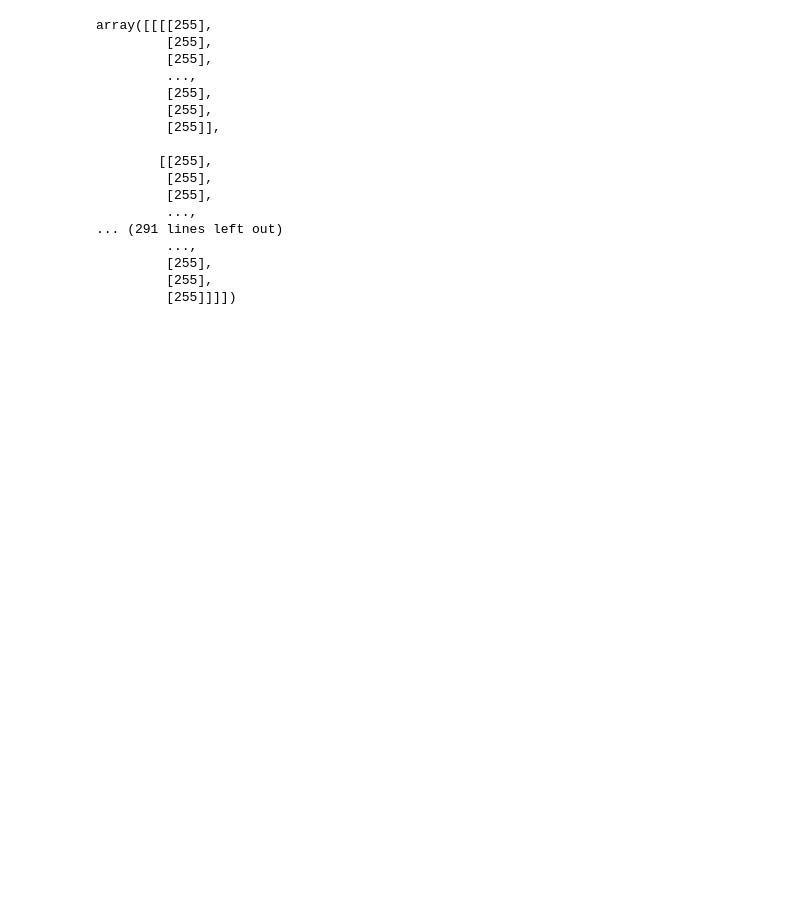
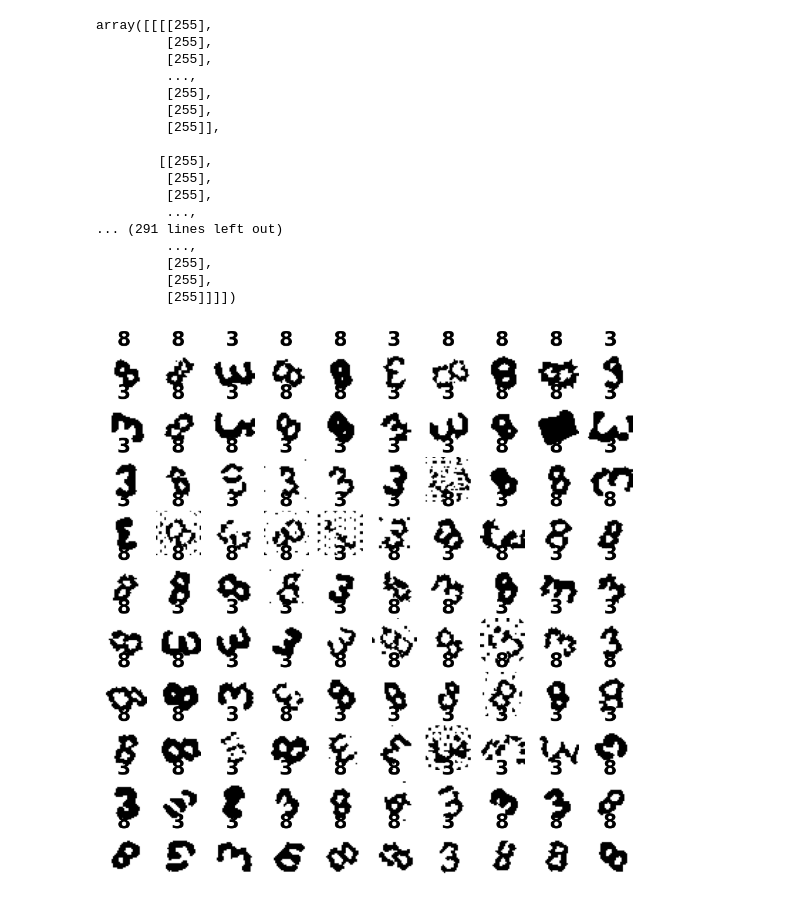
Before and after one commit to fpetrov/Summer-Data-Science-School, a Jupyter notebook: neural_network_approach.ipynb, the cells around one changed output. Saved outputs shown, nothing was run; the diff lists cells and outputs as text; code cells hidden in the pictures; blank space fills up the shorter version.

```diff
--- a/neural_network_approach.ipynb
+++ b/neural_network_approach.ipynb
@@ -361,7 +380,7 @@ for i in range(X_final.shape[0]):
 
 # X_final = X_final.astype('float')
 # X_final /= 255.0
-X_final = X_final.reshape(X_final.shape[0], 32, 32, 1)
+X_final = X_final.reshape(X_final.shape[0], width, width, 1)
 
 X_final.shape
 # %% [output]
@@ -373,10 +392,18 @@ from sklearn.metrics import accuracy_score
 best_model = load_model('best_model.keras')
 
 # Предсказываем вероятности принадлежности к классу
-y_pred_final = best_model.predict(X_test)
+y_pred_final = best_model.predict(X_final)
 
 # Конвертируем вероятности в классы
 y_pred_final = np.where(y_pred_final >= 0.5, 1, 0).flatten()
+y_pred_final = np.where(y_pred_final == 1, '3', '8')
 
-print(y_pred_final)
+final_df = pd.DataFrame({
+    'id': range(5000, 5000 + X_final.shape[0]),
+    'y': y_pred_final,
+})
+
+final_df.to_csv('submission.csv', index=False)
+
+# draw_images(X_final, count=16, width=width, labels=y_pred_final, skip=50)
 # %% [output]
@@ -430,3 +441,7 @@ array([[[[255],
          [255],
          [255],
          [255]]]])
+# %%
+draw_images(X_final, count=100, width=width, labels=y_pred_final)
+# %% [output]
+[figure, added]
```
Also changed, not shown: parts of 16 cells of this notebook, 4 other files.
